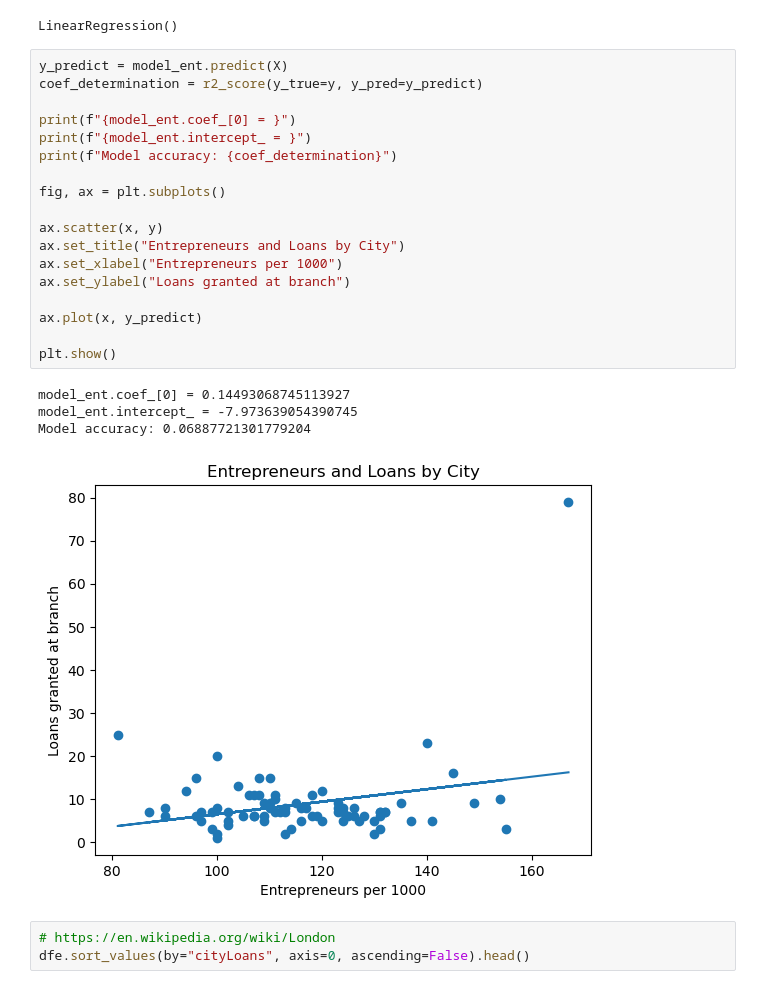
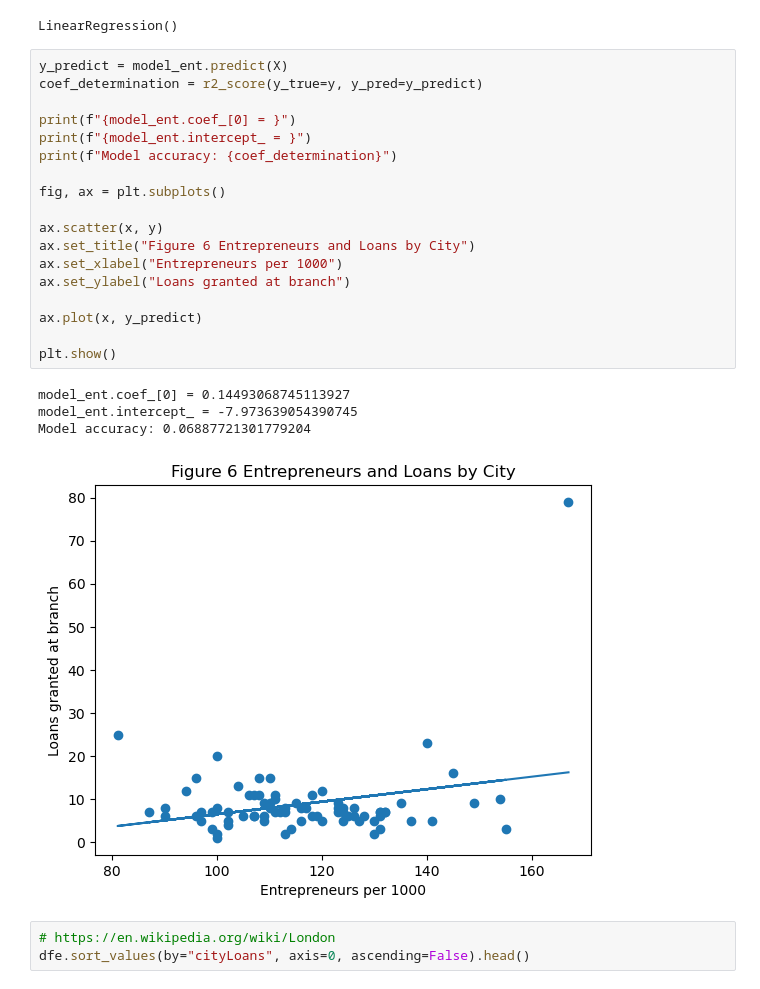
Before and after one commit to irismessage/data-essay, a Jupyter notebook: DATA Assessment 2023-24.ipynb, the cells around one changed output. Saved outputs shown, nothing was run; the diff lists cells and outputs as text.

```diff
--- a/DATA Assessment 2023-24.ipynb
+++ b/DATA Assessment 2023-24.ipynb
@@ -939,26 +939,26 @@ LinearRegression()
 # %%
 y_predict = model_ent.predict(X)
 coef_determination = r2_score(y_true=y, y_pred=y_predict)
 
 print(f"{model_ent.coef_[0] = }")
 print(f"{model_ent.intercept_ = }")
 print(f"Model accuracy: {coef_determination}")
 
 fig, ax = plt.subplots()
 
 ax.scatter(x, y)
-ax.set_title("Entrepreneurs and Loans by City")
+ax.set_title("Figure 6 Entrepreneurs and Loans by City")
 ax.set_xlabel("Entrepreneurs per 1000")
 ax.set_ylabel("Loans granted at branch")
 
 ax.plot(x, y_predict)
 
 plt.show()
 # %% [output]
 model_ent.coef_[0] = 0.14493068745113927
 model_ent.intercept_ = -7.973639054390745
 Model accuracy: 0.06887721301779204
-[figure, old version]
+[figure, new version]
 # %%
 # https://en.wikipedia.org/wiki/London
 dfe.sort_values(by="cityLoans", axis=0, ascending=False).head()
```
Also changed, not shown: parts of 7 cells of this notebook.
